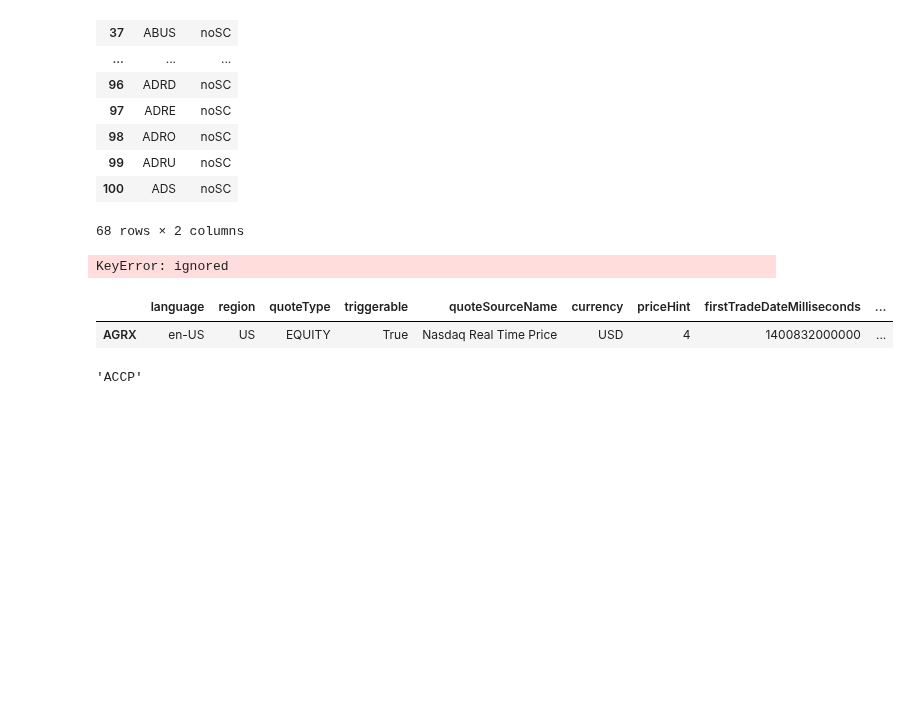
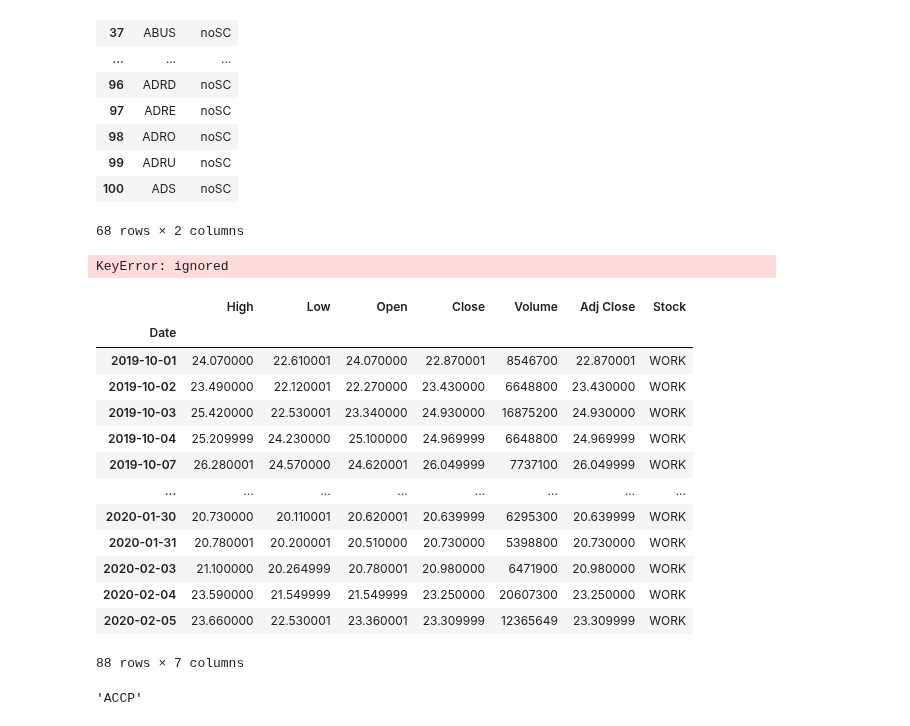
Before and after one commit to dcovarru/investmentsPython, a Jupyter notebook: investments.ipynb, the cells around one changed output. Cells and saved outputs as stored; diff of their text form; code cells hidden in the pictures; blank space fills up the shorter version.

```diff
--- a/investments.ipynb
+++ b/investments.ipynb
@@ -121,24 +125,41 @@ get_data('yyfy') #not a valid Symbol
 # %% [output]
 KeyError: ignored
 # %%
+## 02/05/2020
+
 #ALPHAVANTAGE_API_KEY = 'ANBKAAOU9YDNYBRV'
 #keyValue = os.getenv(ALPHAVANTAGE_API_KEY)
 ## os.environ['ALPHAVANTAGE_API_KEY'] = 'ANBKAAOU9YDNYBRV'
 ### get_quote_yahoo('AGRX').price
-get_quote_yahoo('AGRX')
+### get_quote_yahoo('WORK').price
+#pd.concat('WORK', web.DataReader('WORK', 'yahoo', '2019-10-01'))
+outDF = web.DataReader('WORK', 'yahoo', '2019-10-01')
+outDF.assign(Stock = 'WORK')
 # len(get_quote_yahoo(investData.ticker[3]))
 ## web.get_quote_av(["AAPL"], api_key = os.getenv('ALPHAVANTAGE_API_KEY'))
 ## web.get_quote_av(["AAPL", "TSLA"])
 # os.getcwd()
 ## os.getenv('ALPHAVANTAGE_API_KEY')
 ## web.get_sector_performance_av()
 # alphaVantage API Key: ANBKAAOU9YDNYBRV
 ## investDataSubsetDF_clean =  investDataSubsetDF[investDataSubsetDF['SCFlag'] == 'noSC']
 ## web.DataReader('gs', 'iex-tops')
 ## web.get_quote_av(["AAPL", "TSLA"])
 # %% [output]
-|  | language | region | quoteType | triggerable | quoteSourceName | currency | priceHint | firstTradeDateMilliseconds | ... |
-| AGRX | en-US | US | EQUITY | True | Nasdaq Real Time Price | USD | 4 | 1400832000000 | ... |
+|  | High | Low | Open | Close | Volume | Adj Close | Stock |
+| Date |  |  |  |  |  |  |  |
+| 2019-10-01 | 24.070000 | 22.610001 | 24.070000 | 22.870001 | 8546700 | 22.870001 | WORK |
+| 2019-10-02 | 23.490000 | 22.120001 | 22.270000 | 23.430000 | 6648800 | 23.430000 | WORK |
+| 2019-10-03 | 25.420000 | 22.530001 | 23.340000 | 24.930000 | 16875200 | 24.930000 | WORK |
+| 2019-10-04 | 25.209999 | 24.230000 | 25.100000 | 24.969999 | 6648800 | 24.969999 | WORK |
+| 2019-10-07 | 26.280001 | 24.570000 | 24.620001 | 26.049999 | 7737100 | 26.049999 | WORK |
+| ... | ... | ... | ... | ... | ... | ... | ... |
+| 2020-01-30 | 20.730000 | 20.110001 | 20.620001 | 20.639999 | 6295300 | 20.639999 | WORK |
+| 2020-01-31 | 20.780001 | 20.200001 | 20.510000 | 20.730000 | 5398800 | 20.730000 | WORK |
+| 2020-02-03 | 21.100000 | 20.264999 | 20.780001 | 20.980000 | 6471900 | 20.980000 | WORK |
+| 2020-02-04 | 23.590000 | 21.549999 | 21.549999 | 23.250000 | 20607300 | 23.250000 | WORK |
+| 2020-02-05 | 23.660000 | 22.530001 | 23.360001 | 23.309999 | 12365649 | 23.309999 | WORK |
+88 rows × 7 columns
 # %%
 investDataSubsetDF_clean['ticker'].iloc[13]
 # %% [output]
```
Also changed, not shown: parts of 3 cells of this notebook.
